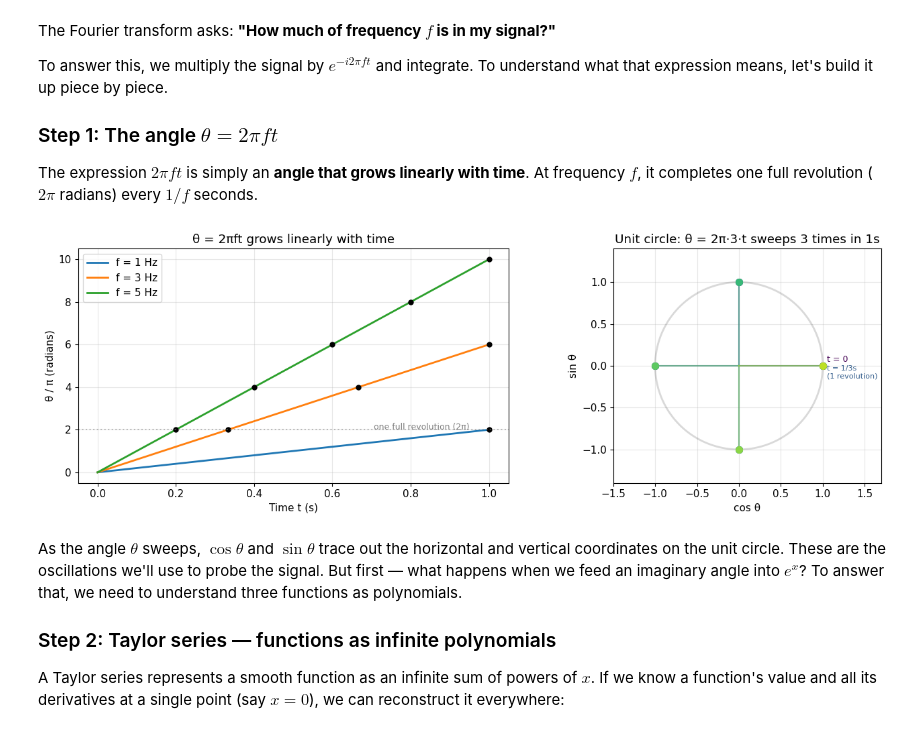
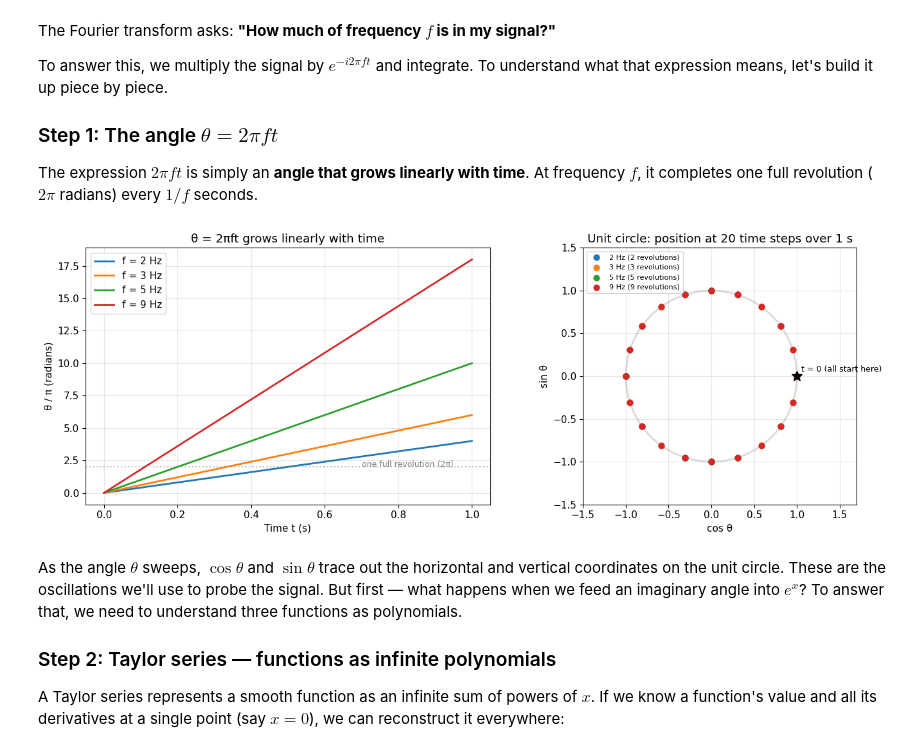
Before and after one commit to dbqpdb/fourier, a Jupyter notebook: fourier_transform.ipynb, the cells around one changed output. Saved outputs shown, nothing was run; the diff lists cells and outputs as text; code cells hidden in the pictures.

Commit message:
Update plot

```diff
--- a/fourier_transform.ipynb
+++ b/fourier_transform.ipynb
@@ -61,59 +61,54 @@ The expression $2\pi f t$ is simply an **angle that grows linearly with time**.
 # %%
 # Step 1: Visualize θ = 2πft — an angle that sweeps with time
 
 t_demo = np.linspace(0, 1, 500)
+demo_freqs = [2, 3, 5, 9]
+freq_colors = [f'C{i}' for i in range(len(demo_freqs))]
 
-fig, axes = plt.subplots(1, 2, figsize=(14, 4.5))
+fig, axes = plt.subplots(1, 2, figsize=(14, 5))
 
-# Left: θ vs time for different frequencies
-for f in [1, 3, 5]:
+# Left: θ vs time for each frequency
+for f, color in zip(demo_freqs, freq_colors):
     theta_f = 2 * np.pi * f * t_demo
-    axes[0].plot(t_demo, theta_f / np.pi, label=f'f = {f} Hz', linewidth=2)
-    # Mark complete revolutions
-    for rev in range(1, f + 1):
-        t_rev = rev / f
-        if t_rev <= 1:
-            axes[0].plot(t_rev, 2 * rev, 'o', color='black', markersize=5)
+    axes[0].plot(t_demo, theta_f / np.pi, label=f'f = {f} Hz', linewidth=2, color=color)
 
 axes[0].set_xlabel('Time t (s)')
 axes[0].set_ylabel('θ / π (radians)')
 axes[0].set_title('θ = 2πft grows linearly with time')
 axes[0].legend()
 axes[0].axhline(y=2, color='gray', linestyle=':', alpha=0.5)
 axes[0].annotate('one full revolution (2π)', xy=(0.95, 2), fontsize=9,
                  ha='right', color='gray')
 
-# Right: unit circle — show where the angle points at several time snapshots
+# Right: unit circle — plot where each frequency lands at evenly spaced time snapshots
 ax = axes[1]
 ax.set_aspect('equal')
 circle = np.exp(1j * np.linspace(0, 2 * np.pi, 200))
 ax.plot(circle.real, circle.imag, 'k-', alpha=0.15, linewidth=2)
 
-f_demo = 3  # 3 Hz
-n_snapshots = 13
-t_snaps = np.linspace(0, 1, n_snapshots)
-colors_snap = plt.cm.viridis(np.linspace(0, 0.9, n_snapshots))
+n_snapshots = 20
+t_snaps = np.linspace(0, 1, n_snapshots, endpoint=False)
 
-for i, ts in enumerate(t_snaps):
-    angle = 2 * np.pi * f_demo * ts
-    point = np.exp(1j * angle)
-    ax.plot([0, point.real], [0, point.imag], '-', color=colors_snap[i], alpha=0.4)
-    ax.plot(point.real, point.imag, 'o', color=colors_snap[i], markersize=7)
+for f, color in zip(demo_freqs, freq_colors):
+    angles = 2 * np.pi * f * t_snaps
+    points = np.exp(1j * angles)
+    ax.scatter(points.real, points.imag, color=color, s=40, zorder=3,
+               label=f'{f} Hz ({f} revolutions)')
 
-# Label start and a couple of key points
-ax.annotate('t = 0', xy=(1.05, 0.05), fontsize=9, color=colors_snap[0])
-ax.annotate(f't = 1/{f_demo}s\n(1 revolution)', xy=(1.05, -0.15), fontsize=8,
-            color=colors_snap[n_snapshots // 3])
-ax.set_title(f'Unit circle: θ = 2π·{f_demo}·t sweeps {f_demo} times in 1s')
+ax.plot(1, 0, 'k*', markersize=12, zorder=4)  # mark the starting point
+ax.annotate('t = 0 (all start here)', xy=(1.05, 0.05), fontsize=9)
+
+ax.set_title('Unit circle: position at 20 time steps over 1 s')
 ax.set_xlabel('cos θ')
 ax.set_ylabel('sin θ')
+ax.legend(fontsize=8, loc='upper left')
 ax.set_xlim(-1.5, 1.7)
-ax.set_ylim(-1.4, 1.4)
+ax.set_ylim(-1.5, 1.5)
 
 plt.tight_layout()
 plt.show()
 # %% [output]
-[figure, old version]
+[figure, new version]
 # %% [markdown]
 As the angle $\theta$ sweeps, $\cos\theta$ and $\sin\theta$ trace out the horizontal and vertical coordinates on the unit circle. These are the oscillations we'll use to probe the signal. But first — what happens when we feed an imaginary angle into $e^x$? To answer that, we need to understand three functions as polynomials.
 
```
Also changed, not shown: parts of 58 cells of this notebook.
